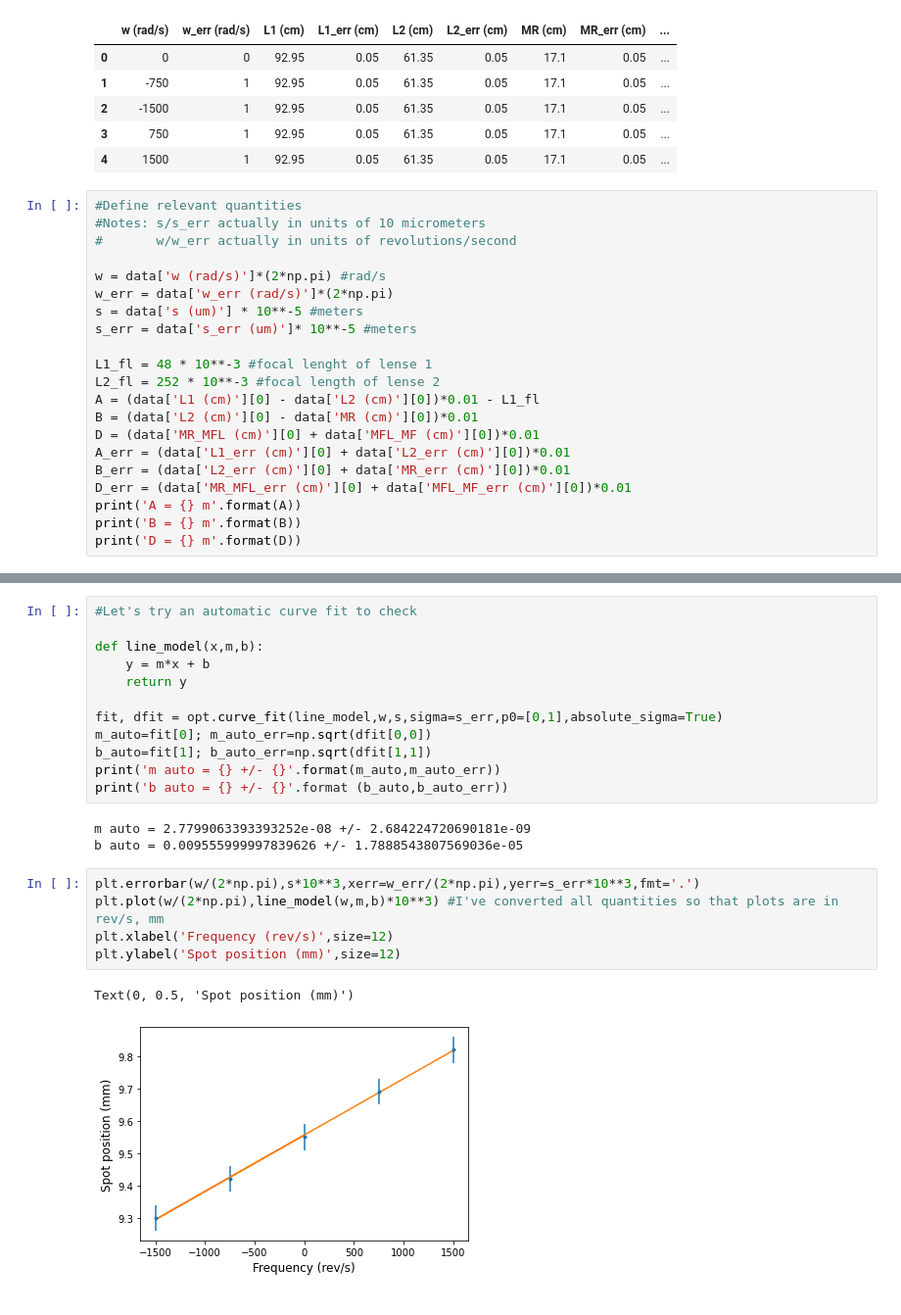
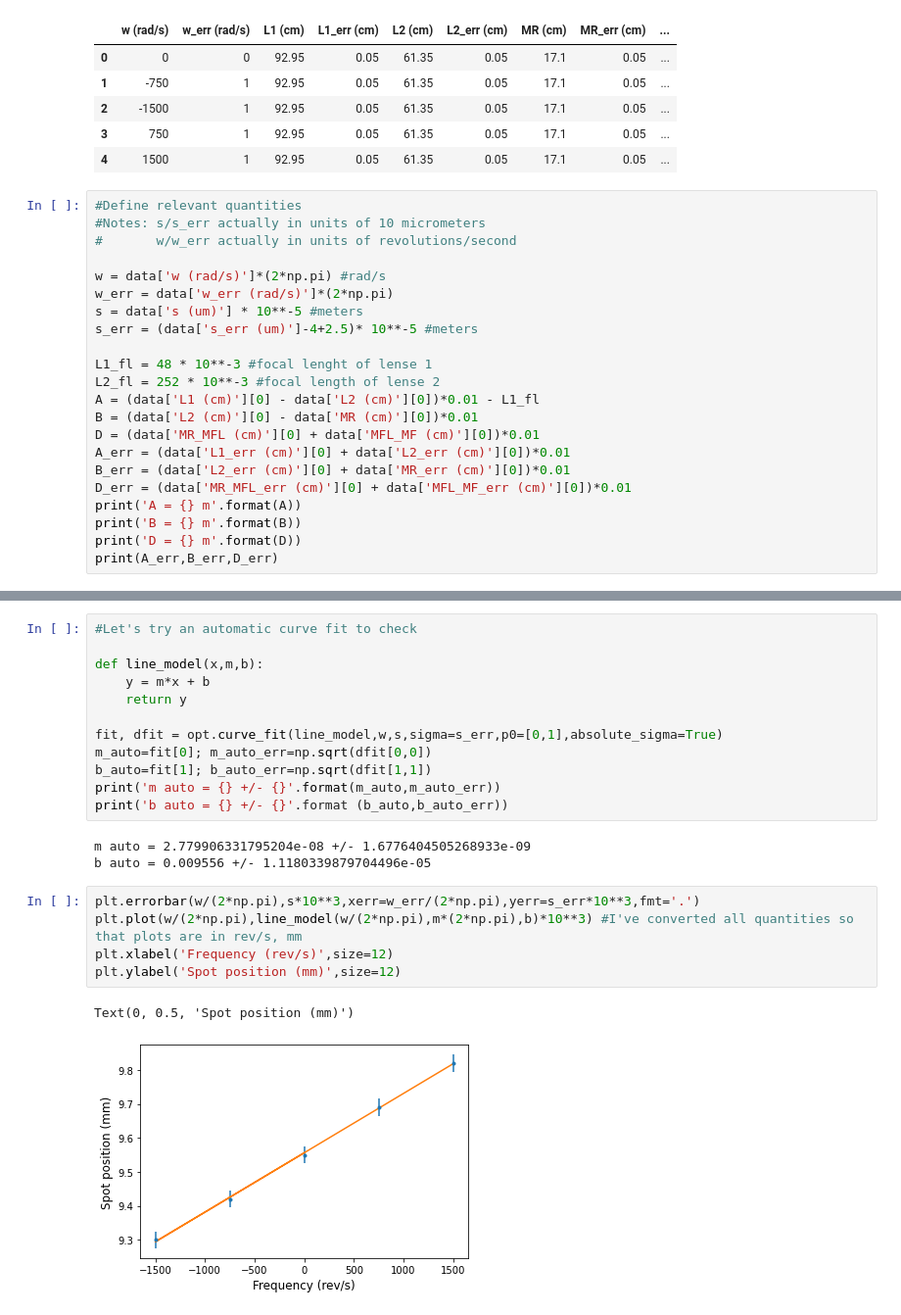
Before and after one commit to michaelhesford/Advanced-Physics-Lab, a Jupyter notebook: Speed of Light/SL_calculations_plots.ipynb, the cells around one changed output, grey strips where cells are left out. Shown: that part at 98% size. Drawn from its saved outputs; the diff is of its cells as text.

```diff
--- a/Speed of Light/SL_calculations_plots.ipynb
+++ b/Speed of Light/SL_calculations_plots.ipynb
@@ -23,7 +23,7 @@ data
 w = data['w (rad/s)']*(2*np.pi) #rad/s
 w_err = data['w_err (rad/s)']*(2*np.pi)
 s = data['s (um)'] * 10**-5 #meters
-s_err = data['s_err (um)']* 10**-5 #meters
+s_err = (data['s_err (um)']-4+2.5)* 10**-5 #meters
 
 L1_fl = 48 * 10**-3 #focal lenght of lense 1
 L2_fl = 252 * 10**-3 #focal length of lense 2
@@ -36,6 +36,7 @@ D_err = (data['MR_MFL_err (cm)'][0] + data['MFL_MF_err (cm)'][0])*0.01
 print('A = {} m'.format(A))
 print('B = {} m'.format(B))
 print('D = {} m'.format(D))
+print(A_err,B_err,D_err)
 # %% [output]
 A = 0.268 m
 B = 0.4425 m
@@ -108,16 +110,16 @@ b_auto=fit[1]; b_auto_err=np.sqrt(dfit[1,1])
 print('m auto = {} +/- {}'.format(m_auto,m_auto_err))
 print('b auto = {} +/- {}'.format (b_auto,b_auto_err))
 # %% [output]
-m auto = 2.7799063393393252e-08 +/- 2.684224720690181e-09
-b auto = 0.009555999997839626 +/- 1.7888543807569036e-05
+m auto = 2.779906331795204e-08 +/- 1.6776404505268933e-09
+b auto = 0.009556 +/- 1.1180339879704496e-05
 # %%
 plt.errorbar(w/(2*np.pi),s*10**3,xerr=w_err/(2*np.pi),yerr=s_err*10**3,fmt='.')
-plt.plot(w/(2*np.pi),line_model(w,m,b)*10**3) #I've converted all quantities so that plots are in rev/s, mm
+plt.plot(w/(2*np.pi),line_model(w/(2*np.pi),m*(2*np.pi),b)*10**3) #I've converted all quantities so that plots are in rev/s, mm
 plt.xlabel('Frequency (rev/s)',size=12)
 plt.ylabel('Spot position (mm)',size=12)
 # %% [output]
 Text(0, 0.5, 'Spot position (mm)')
-[figure, old version]
+[figure, new version]
 # %%
 #Derive c from slope: c = (1/m)*4AD^2/(D+B) - see SL manual + my lab notes for calculation
 C = 4*A*(D**2)/(D+B)/m
```
Also changed, not shown: parts of 9 cells of this notebook.
